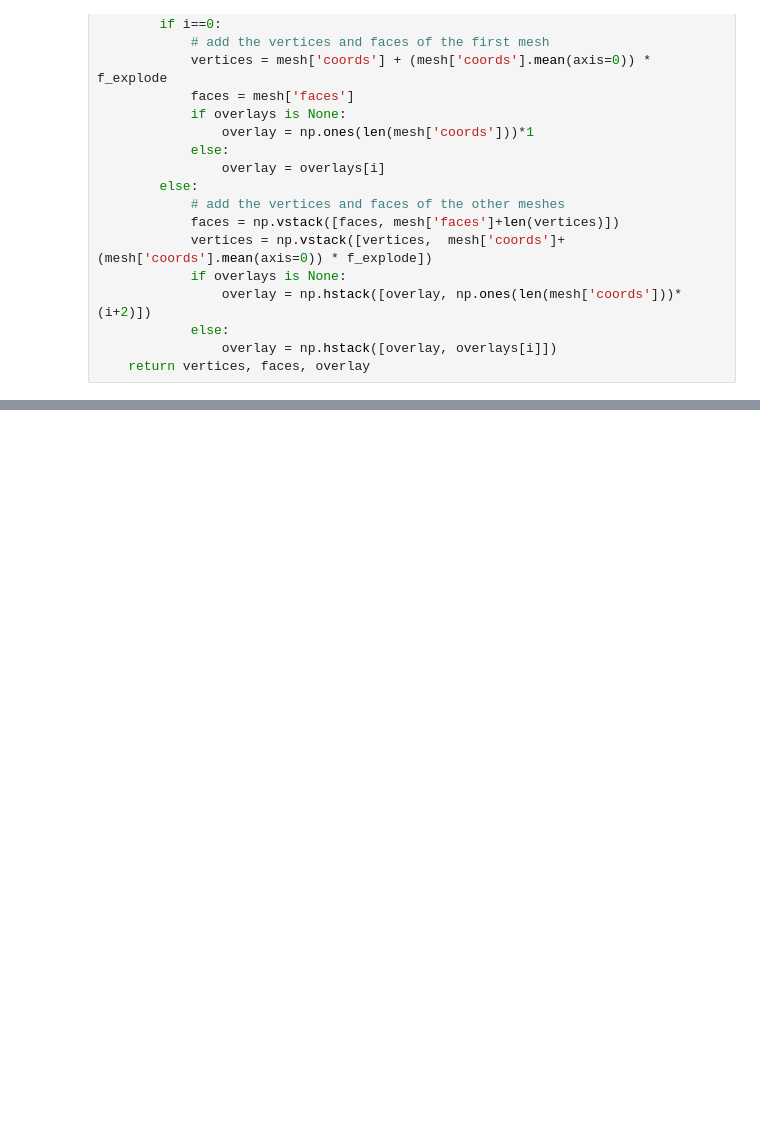
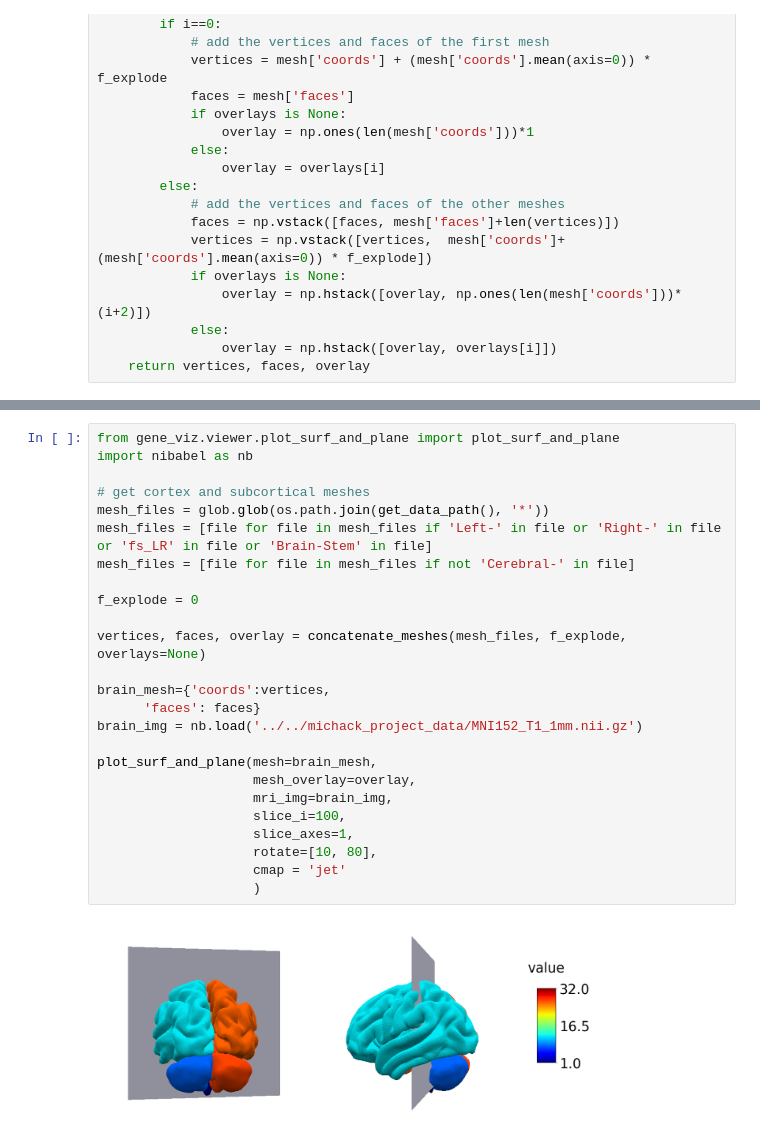
Before and after one commit to imaginelab/gene_viz, a Jupyter notebook: notebooks/concatenate_meshes.ipynb, the cells around one changed output, grey strips where cells are left out. Drawn from its saved outputs; the diff is of its cells as text; blank space fills up the shorter version.

Commit message:
update main notebooks with concatenated meshes

```diff
--- a/notebooks/concatenate_meshes.ipynb
+++ b/notebooks/concatenate_meshes.ipynb
@@ -112,0 +117,27 @@ plot_surf(vertices, faces, overlay,
+# %%
+from gene_viz.viewer.plot_surf_and_plane import plot_surf_and_plane
+import nibabel as nb
+
+# get cortex and subcortical meshes
+mesh_files = glob.glob(os.path.join(get_data_path(), '*'))
+mesh_files = [file for file in mesh_files if 'Left-' in file or 'Right-' in file or 'fs_LR' in file or 'Brain-Stem' in file]
+mesh_files = [file for file in mesh_files if not 'Cerebral-' in file]
+
+f_explode = 0
+
+vertices, faces, overlay = concatenate_meshes(mesh_files, f_explode, overlays=None)
+
+brain_mesh={'coords':vertices,
+      'faces': faces}
+brain_img = nb.load('../../michack_project_data/MNI152_T1_1mm.nii.gz')
+
+plot_surf_and_plane(mesh=brain_mesh,
+                    mesh_overlay=overlay,
+                    mri_img=brain_img,
+                    slice_i=100,
+                    slice_axes=1,
+                    rotate=[10, 80],
+                    cmap = 'jet'
+                    )
+# %% [output]
+[figure, added]
```
Also changed, not shown: parts of 4 cells of this notebook, 2 other files.
